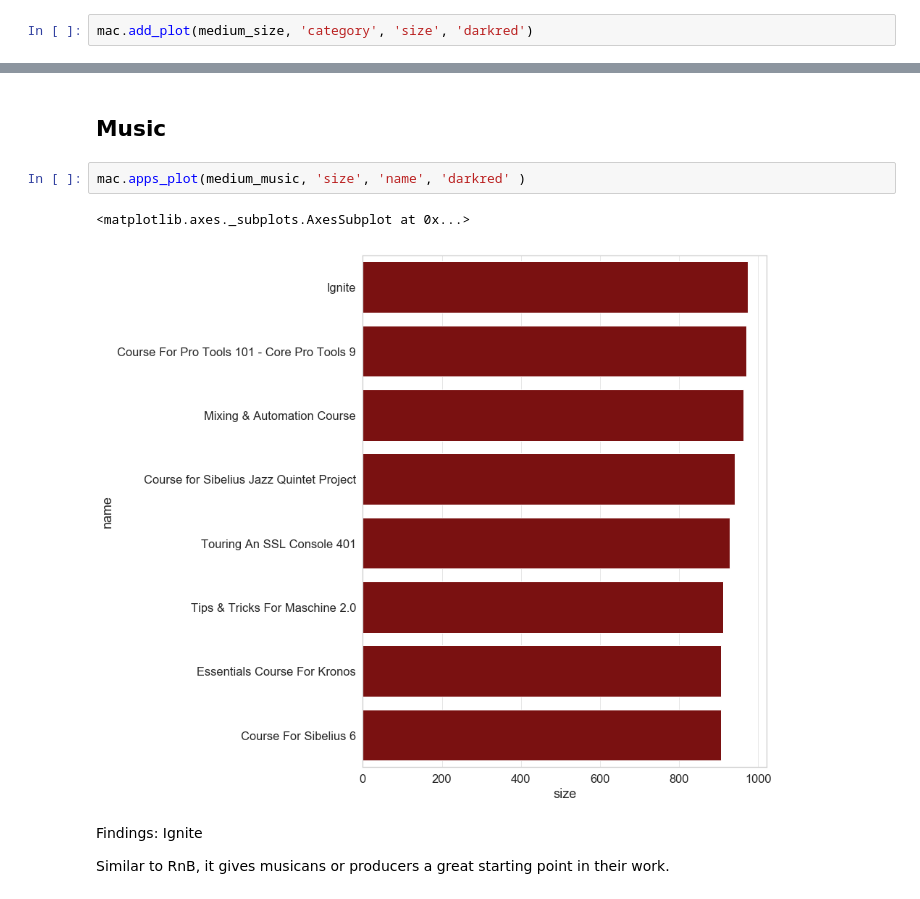
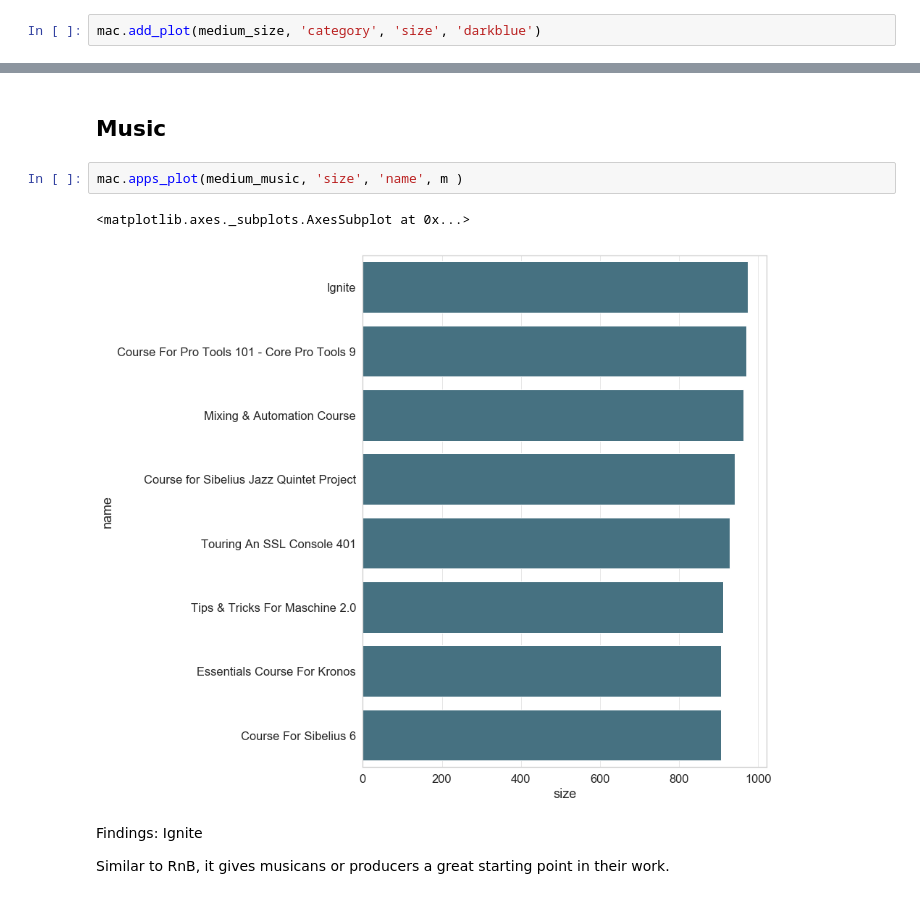
Before and after one commit to drucilal/Scraping_AppleMac_Store, a Jupyter notebook: Mac_EDA.ipynb, the cells around one changed output, grey strips where cells are left out. Drawn from its saved outputs; the diff is of its cells as text.

```diff
--- a/Mac_EDA.ipynb
+++ b/Mac_EDA.ipynb
@@ -153,6 +153,6 @@ This app is beneficial for students in the medical field who are seeking an addi
 # %% [markdown]
 ## Looking at Apps with the highest megabytes (MB)
 # %%
-mac.add_plot(medium_size, 'category', 'size', 'darkred')
+mac.add_plot(medium_size, 'category', 'size', 'darkblue')
 # %% [output]
 <matplotlib.axes._subplots.AxesSubplot at 0x...>
@@ -175,10 +175,10 @@ This app provides users with various forms of flyer templates to choose from.
 # %% [markdown]
 ## Music
 # %%
-mac.apps_plot(medium_music, 'size', 'name', 'darkred' )
+mac.apps_plot(medium_music, 'size', 'name', m )
 # %% [output]
 <matplotlib.axes._subplots.AxesSubplot at 0x...>
-[figure, old version]
+[figure, new version]
 # %% [markdown]
 Findings: Ignite
 
```
Also changed, not shown: parts of 38 cells of this notebook, 2 other files.
